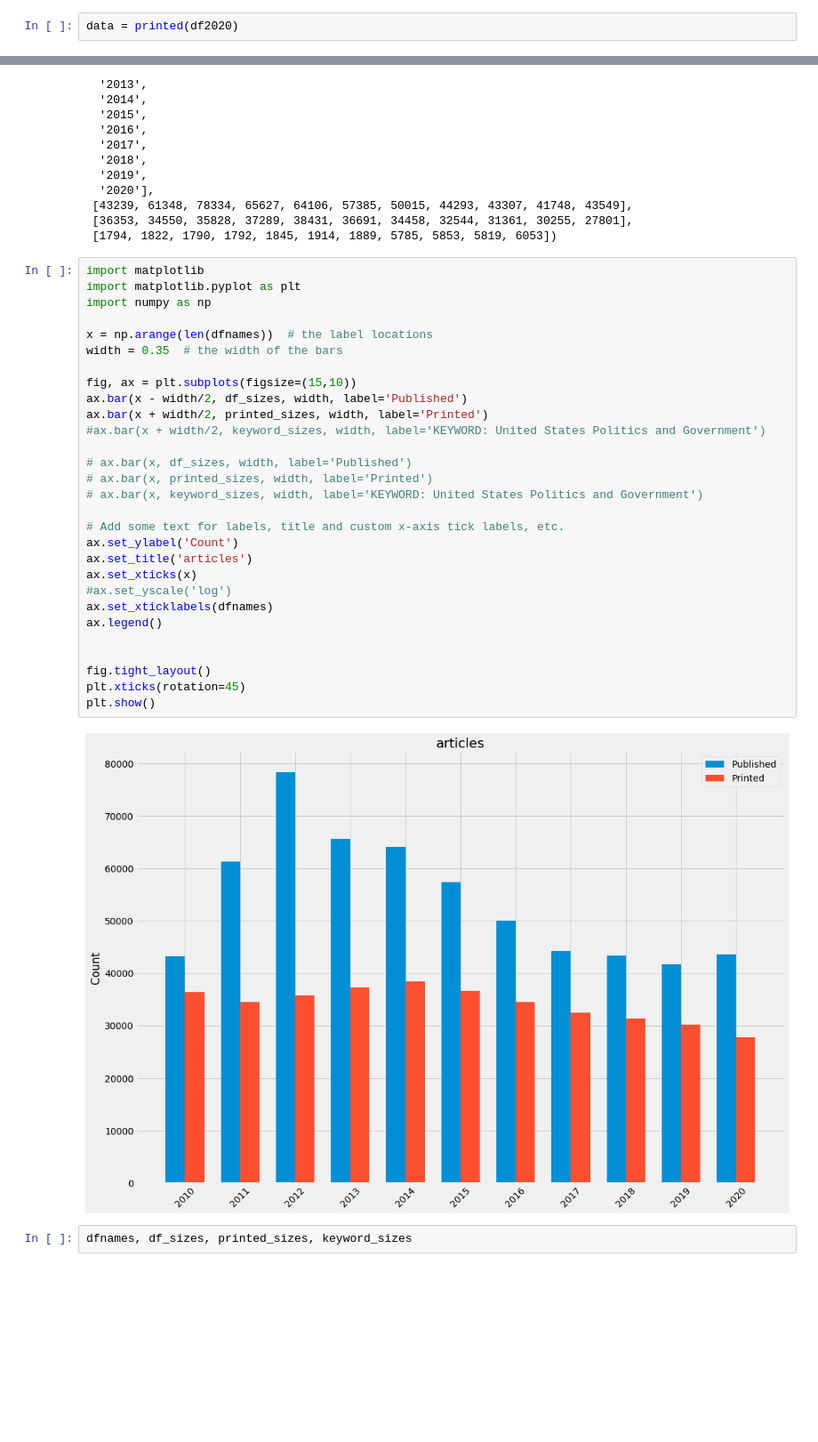
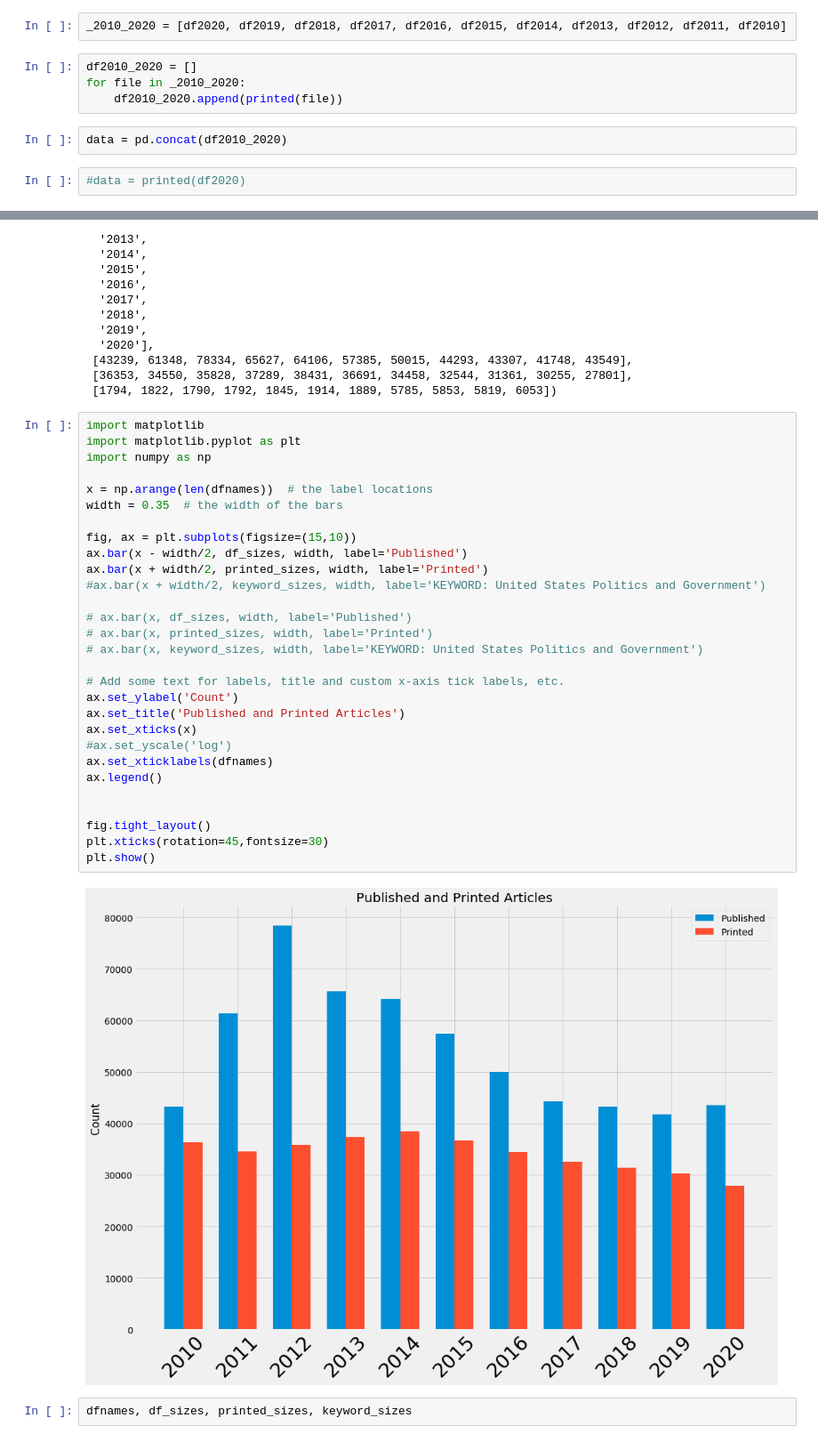
Before and after one commit to dj-betts/opinion_classifier, a Jupyter notebook: eda.ipynb, the cells around one changed output, grey strips where cells are left out. Shown at 89% size. Drawn from its saved outputs; the diff is of its cells as text; blank space fills up the shorter version.

```diff
--- a/eda.ipynb
+++ b/eda.ipynb
@@ -139,8 +139,16 @@ def oped_v_news(df):
     #plt.savefig('../img/oped_news_hist.png')
 # %% [markdown]
 # data
+# %%
+_2010_2020 = [df2020, df2019, df2018, df2017, df2016, df2015, df2014, df2013, df2012, df2011, df2010]
+# %%
+df2010_2020 = []
+for file in _2010_2020:
+    df2010_2020.append(printed(file))
+# %%
+data = pd.concat(df2010_2020)
 # %%
-data = printed(df2020)
+#data = printed(df2020)
 # %%
 data.shape
 # %% [output]
@@ -390,34 +402,34 @@ dfnames, df_sizes, printed_sizes, keyword_sizes
 # %%
 import matplotlib
 import matplotlib.pyplot as plt
 import numpy as np
 
 x = np.arange(len(dfnames))  # the label locations
 width = 0.35  # the width of the bars
 
 fig, ax = plt.subplots(figsize=(15,10))
 ax.bar(x - width/2, df_sizes, width, label='Published')
 ax.bar(x + width/2, printed_sizes, width, label='Printed')
 #ax.bar(x + width/2, keyword_sizes, width, label='KEYWORD: United States Politics and Government')
 
 # ax.bar(x, df_sizes, width, label='Published')
 # ax.bar(x, printed_sizes, width, label='Printed')
 # ax.bar(x, keyword_sizes, width, label='KEYWORD: United States Politics and Government')
 
 # Add some text for labels, title and custom x-axis tick labels, etc.
 ax.set_ylabel('Count')
-ax.set_title('articles')
+ax.set_title('Published and Printed Articles')
 ax.set_xticks(x)
 #ax.set_yscale('log')
 ax.set_xticklabels(dfnames)
 ax.legend()
 
 
 fig.tight_layout()
-plt.xticks(rotation=45)
+plt.xticks(rotation=45,fontsize=30)
 plt.show()
 # %% [output]
-[figure, old version]
+[figure, new version]
 # %%
 dfnames, df_sizes, printed_sizes, keyword_sizes
 # %% [output]
```
Also changed, not shown: parts of 4 cells of this notebook, 5 other files.
